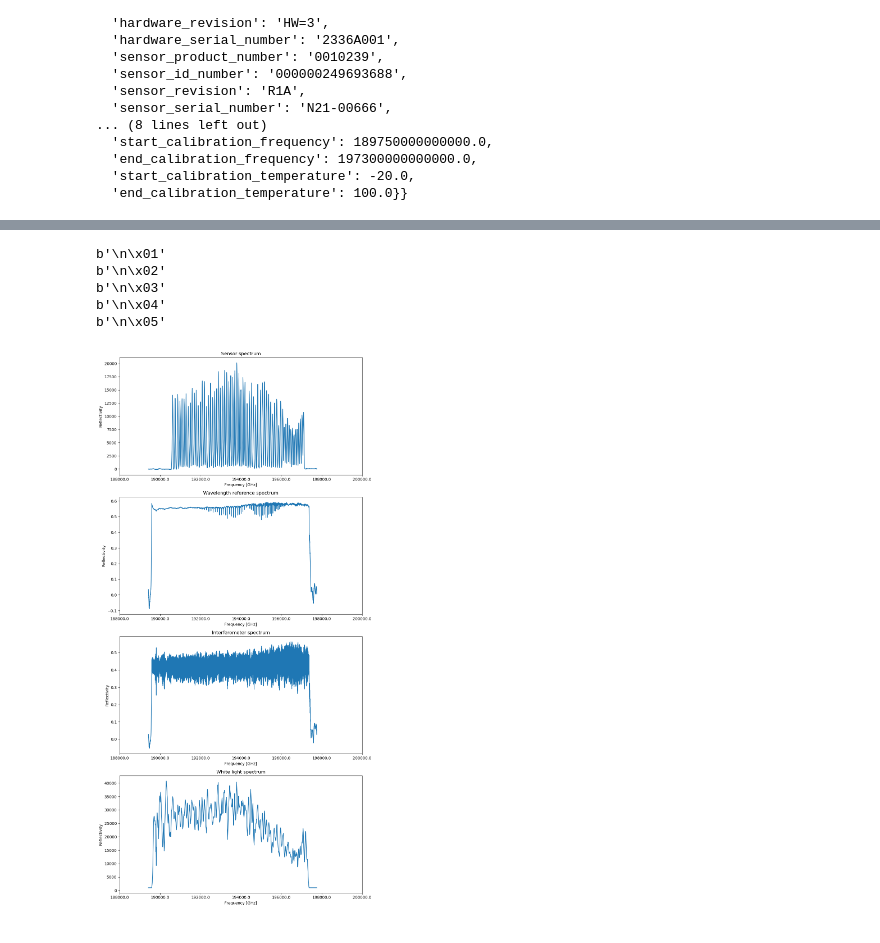
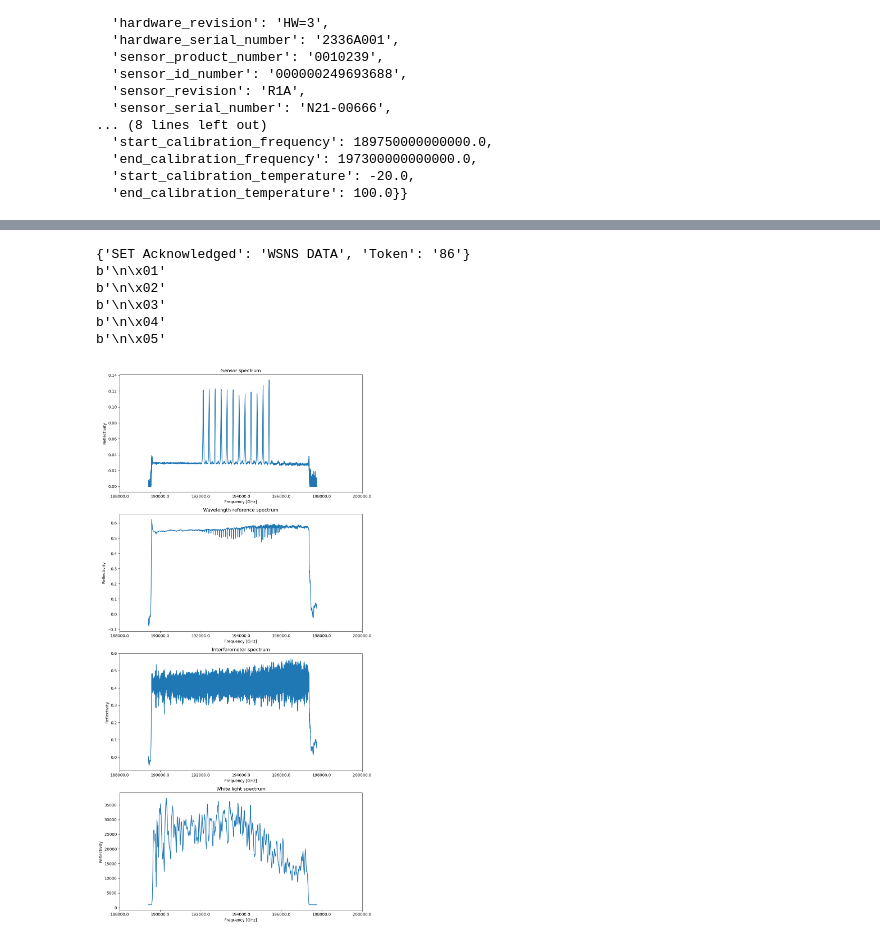
Before and after one commit to ldcn/pyWistom, a Jupyter notebook: pyWistom.ipynb, the cells around one changed output, grey strips where cells are left out. Cells and saved outputs as stored; diff of their text form; code cells hidden in the pictures.

```diff
--- a/pyWistom.ipynb
+++ b/pyWistom.ipynb
@@ -103,46 +141,49 @@ client.get_smgr_info()
 # %%
 import matplotlib.pyplot as plt
-
-spectrum1 = client.custom_api_request(pyWistom.COMMAND_ID['GET'], b'WSNS', b'DATA', bytes.fromhex("0a01"))
-spectrum2 = client.custom_api_request(pyWistom.COMMAND_ID['GET'], b'WSNS', b'DATA', bytes.fromhex("0a02"))
-spectrum3 = client.custom_api_request(pyWistom.COMMAND_ID['GET'], b'WSNS', b'DATA', bytes.fromhex("0a03"))
-spectrum4 = client.custom_api_request(pyWistom.COMMAND_ID['GET'], b'WSNS', b'DATA', bytes.fromhex("0a04"))
-spectrum5 = client.custom_api_request(pyWistom.COMMAND_ID['GET'], b'WSNS', b'DATA', bytes.fromhex("0a05"))
+response = client.custom_api_request(pyWistom.COMMAND_ID['SET'], b'WSNS', b'DATA', bytes.fromhex("0102"))
+print(response)
+sensor_spectrum = client.custom_api_request(pyWistom.COMMAND_ID['GET'], b'WSNS', b'DATA', bytes.fromhex("0a01"))
+wavelength_reference_spectrum = client.custom_api_request(pyWistom.COMMAND_ID['GET'], b'WSNS', b'DATA', bytes.fromhex("0a02"))
+interferometer_spectrum = client.custom_api_request(pyWistom.COMMAND_ID['GET'], b'WSNS', b'DATA', bytes.fromhex("0a03"))
+white_light_spectrum = client.custom_api_request(pyWistom.COMMAND_ID['GET'], b'WSNS', b'DATA', bytes.fromhex("0a04"))
+frequency_interval = client.custom_api_request(pyWistom.COMMAND_ID['GET'], b'WSNS', b'DATA', bytes.fromhex("0a05"))
 
 # Extract spectrum data values
-spectrum_data_values1 = spectrum1['response']['spectrum_data_values']
-spectrum_data_values2 = spectrum2['response']['spectrum_data_values']
-spectrum_data_values3 = spectrum3['response']['spectrum_data_values']
-spectrum_data_values4 = spectrum4['response']['spectrum_data_values']
-spectrum_data_values5 = spectrum5['response']['spectrum_data_values']
+sensor_spectrum_values = sensor_spectrum['response']['spectrum_data_values']
+wavelength_reference_spectrum_values = wavelength_reference_spectrum['response']['spectrum_data_values']
+interferometer_spectrum_values = interferometer_spectrum['response']['spectrum_data_values']
+white_light_spectrum_values = white_light_spectrum['response']['spectrum_data_values']
+frequency_interval_values = frequency_interval['response']['spectrum_data_values']
+
 # Plot all 5 spectrographs
 fig, axs = plt.subplots(4, 1, figsize=(10, 20))
 
-axs[0].plot(spectrum_data_values5, spectrum_data_values1)
+axs[0].plot(frequency_interval_values, sensor_spectrum_values)
 axs[0].set_title('Sensor spectrum')
 
-axs[1].plot(spectrum_data_values5, spectrum_data_values2)
+axs[1].plot(frequency_interval_values, wavelength_reference_spectrum_values)
 axs[1].set_title('Wavelength reference spectrum')
 
-axs[2].plot(spectrum_data_values5, spectrum_data_values3)
+axs[2].plot(frequency_interval_values, interferometer_spectrum_values)
 axs[2].set_title('Interferometer spectrum')
 
-axs[3].plot(spectrum_data_values5, spectrum_data_values4)
+axs[3].plot(frequency_interval_values, white_light_spectrum_values)
 axs[3].set_title('White light spectrum')
 
 for ax in axs:
     ax.set_xlabel('Frequency [GHz]')
     ax.set_ylabel('Reflectivity')
     ax.ticklabel_format(style='plain', axis='x', useOffset=False)  # Ensure x-axis shows plain numbers
     ax.set_xticks([tick for tick in ax.get_xticks()])  # Update x-ticks
     ax.set_xticklabels([f'{tick / 1e9:.1f}' for tick in ax.get_xticks()])  # Convert Hz to GHz
 
 plt.tight_layout()
 plt.show()
 # %% [output]
+{'SET Acknowledged': 'WSNS DATA', 'Token': '86'}
 b'\n\x01'
 b'\n\x02'
 b'\n\x03'
 b'\n\x04'
 b'\n\x05'
-[figure, old version]
+[figure, new version]
```
Also changed, not shown: parts of 11 cells of this notebook.
